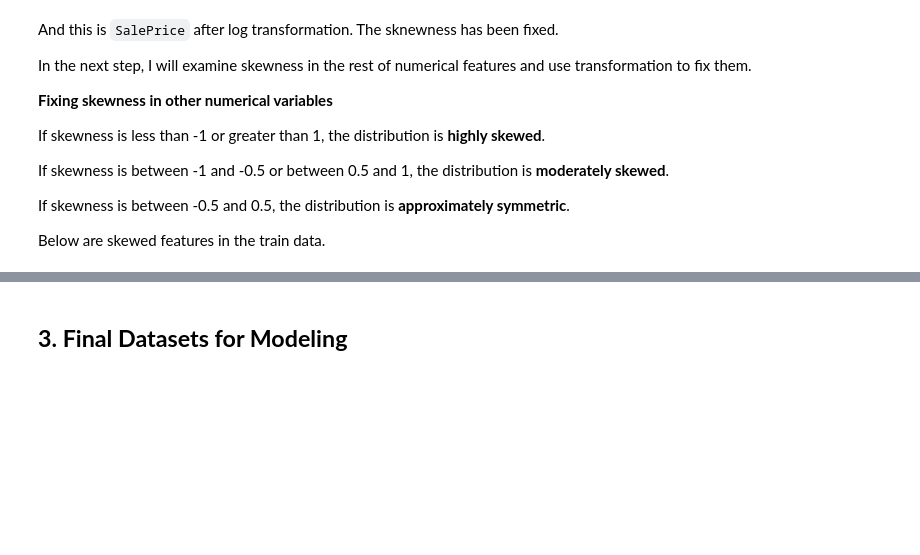
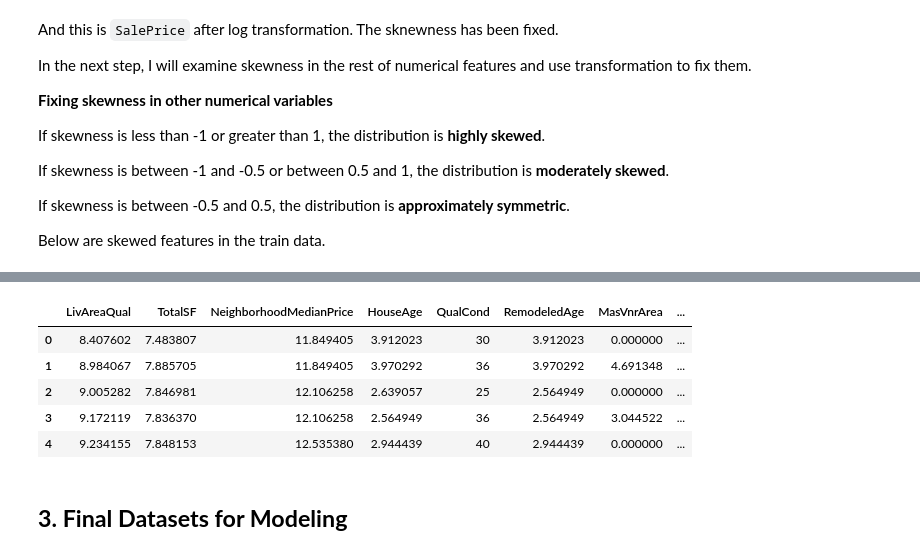
Before and after one commit to annugit1655/Real-Estate-Price-Prediction, a Jupyter notebook: Real-Estate-Price-Prediction/notebooks/02-Preprocessing-&-Feature-Engg.ipynb, the cells around one changed output, grey strips where cells are left out. Cells and saved outputs as stored; diff of their text form; code cells hidden in the pictures; blank space fills up the shorter version.

```diff
--- a/Real-Estate-Price-Prediction/notebooks/02-Preprocessing-&-Feature-Engg.ipynb
+++ b/Real-Estate-Price-Prediction/notebooks/02-Preprocessing-&-Feature-Engg.ipynb
@@ -761,3 +778,12 @@ train_pro[final_features].head()
+# %%
+display(test_df[final_features].head())
+# %% [output]
+|  | LivAreaQual | TotalSF | NeighborhoodMedianPrice | HouseAge | QualCond | RemodeledAge | MasVnrArea | ... |
+| 0 | 8.407602 | 7.483807 | 11.849405 | 3.912023 | 30 | 3.912023 | 0.000000 | ... |
+| 1 | 8.984067 | 7.885705 | 11.849405 | 3.970292 | 36 | 3.970292 | 4.691348 | ... |
+| 2 | 9.005282 | 7.846981 | 12.106258 | 2.639057 | 25 | 2.564949 | 0.000000 | ... |
+| 3 | 9.172119 | 7.836370 | 12.106258 | 2.564949 | 36 | 2.564949 | 3.044522 | ... |
+| 4 | 9.234155 | 7.848153 | 12.535380 | 2.944439 | 40 | 2.944439 | 0.000000 | ... |
 # %% [markdown]
 ## __3. Final Datasets for Modeling__
 # %%
```
Also changed, not shown: parts of 27 cells of this notebook, 2 other files.
